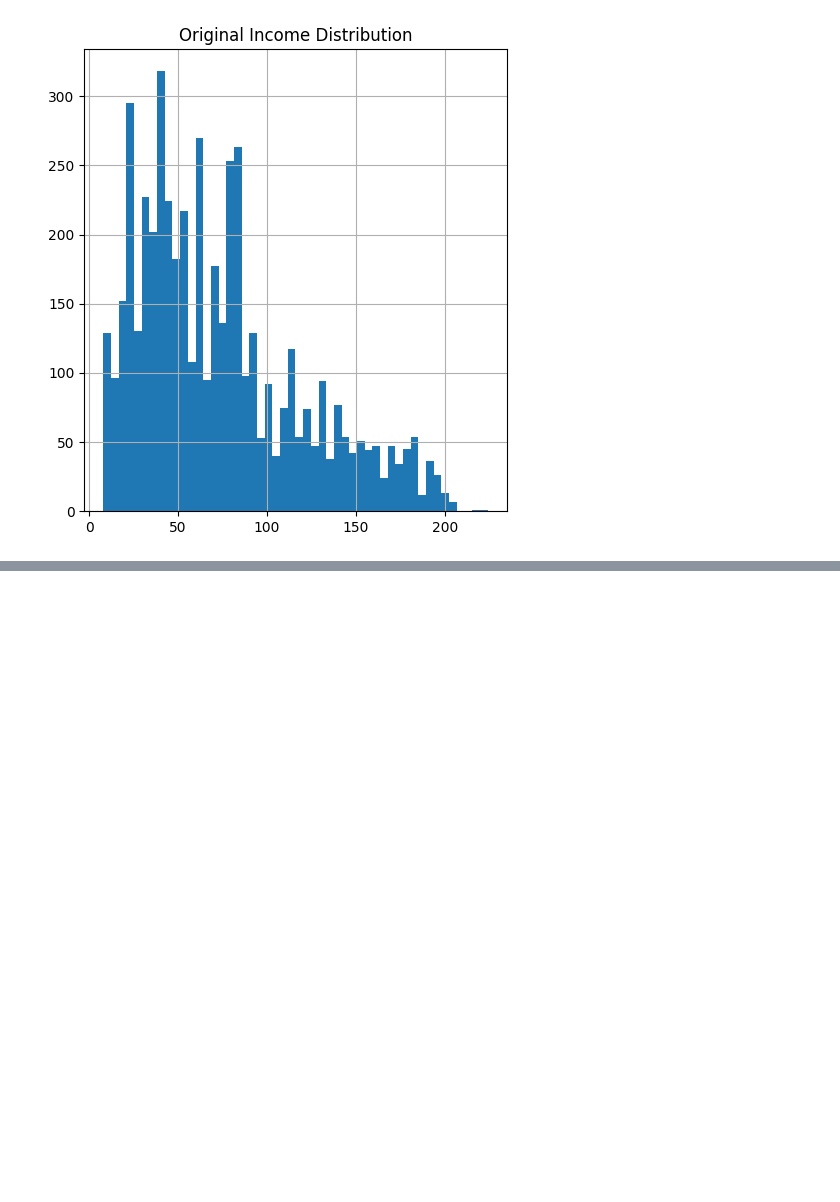
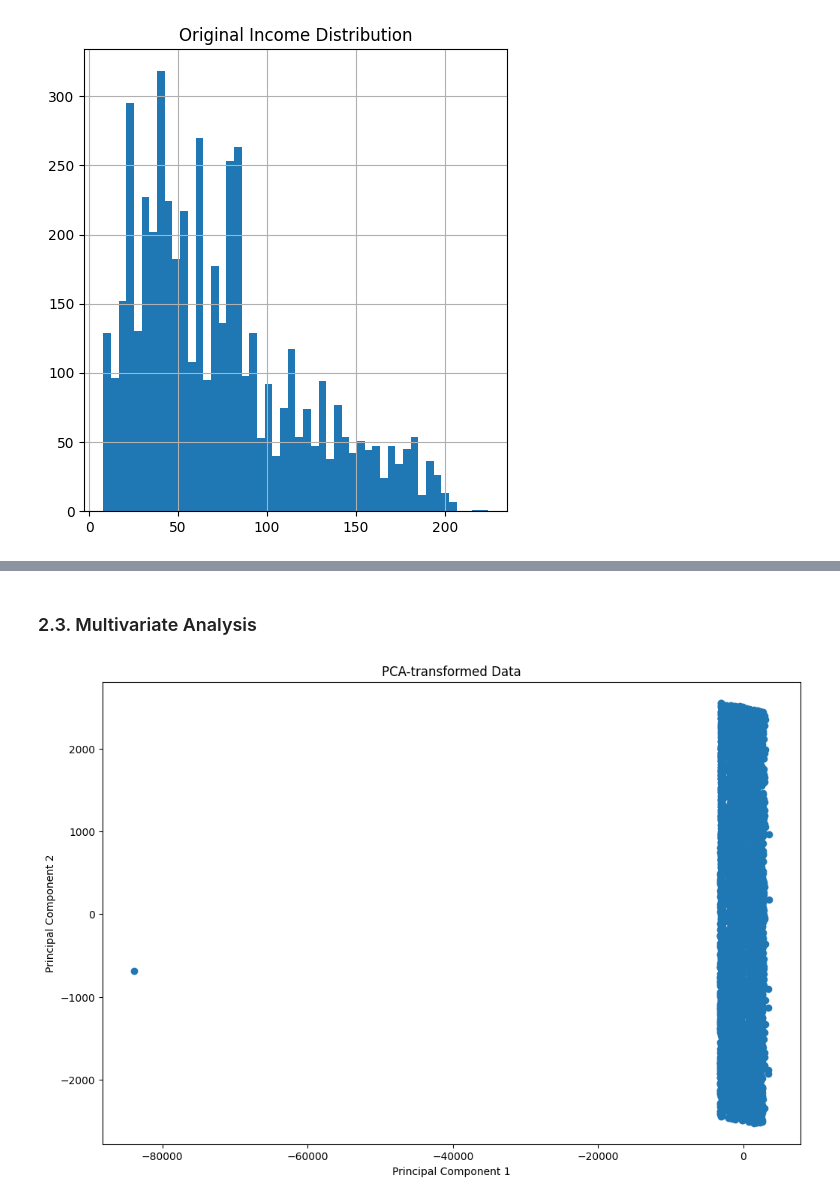
Before and after one commit to You-now-Who/Flanger-DQAF, a Jupyter notebook: blueprint.ipynb, the cells around one changed output, grey strips where cells are left out. Cells and saved outputs as stored; diff of their text form; code cells hidden in the pictures; blank space fills up the shorter version.

```diff
--- a/blueprint.ipynb
+++ b/blueprint.ipynb
@@ -107,0 +172,30 @@ Text(0.5, 1.0, 'Original Income Distribution')
+# %% [markdown]
+### 2.3. Multivariate Analysis
+# %%
+# Perform principal component analysis (PCA)
+from sklearn.decomposition import PCA
+
+# Create an instance of the PCA class
+pca = PCA(n_components=2)
+
+# Fit the PCA model on the dataset
+pca.fit(df_imputed)
+
+# Transform the dataset using the learned model
+df_pca = pca.transform(df_imputed)
+
+# Convert the Numpy array back into a Pandas DataFrame
+df_pca = pd.DataFrame(df_pca, columns=['PC1', 'PC2'])
+
+# Display the first few rows of the PCA-transformed DataFrame
+df_pca.head()
+
+# Visualize the PCA-transformed data
+plt.figure(figsize=(12, 8))
+plt.scatter(df_pca['PC1'], df_pca['PC2'])
+plt.xlabel('Principal Component 1')
+plt.ylabel('Principal Component 2')
+plt.title('PCA-transformed Data')
+plt.show()
+# %% [output]
+[figure, added]
```
Also changed, not shown: parts of 11 cells of this notebook.
